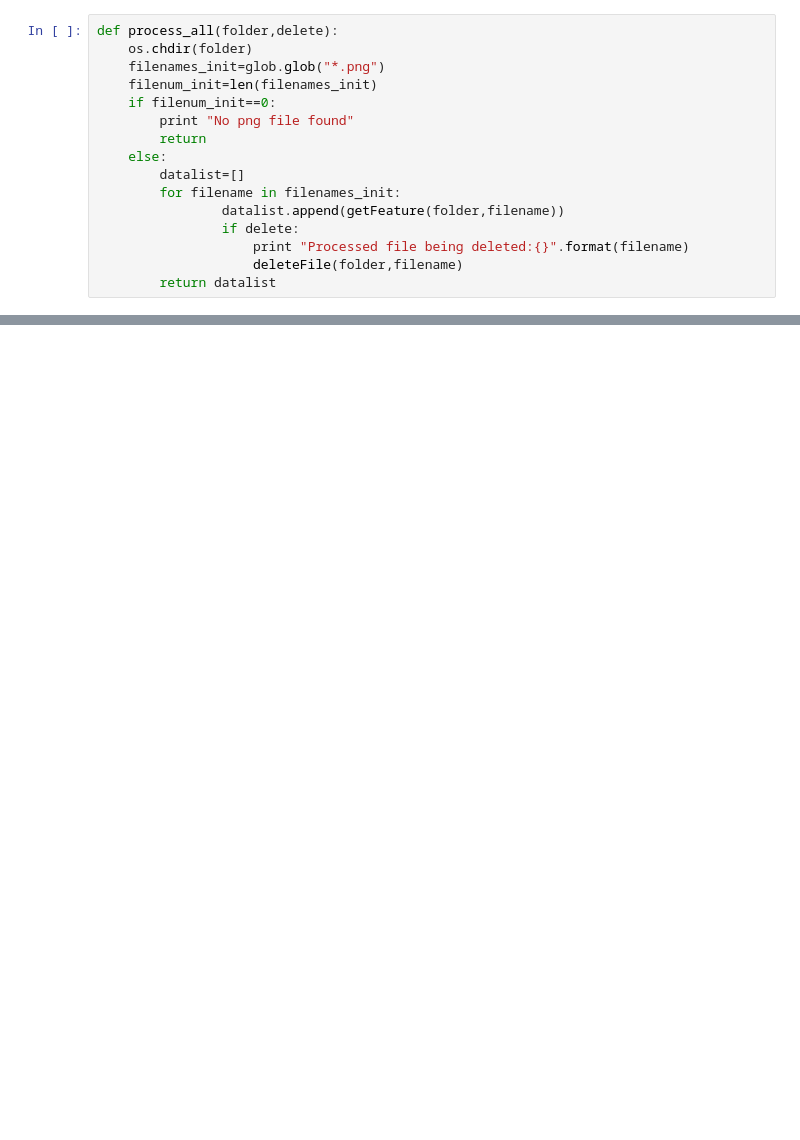
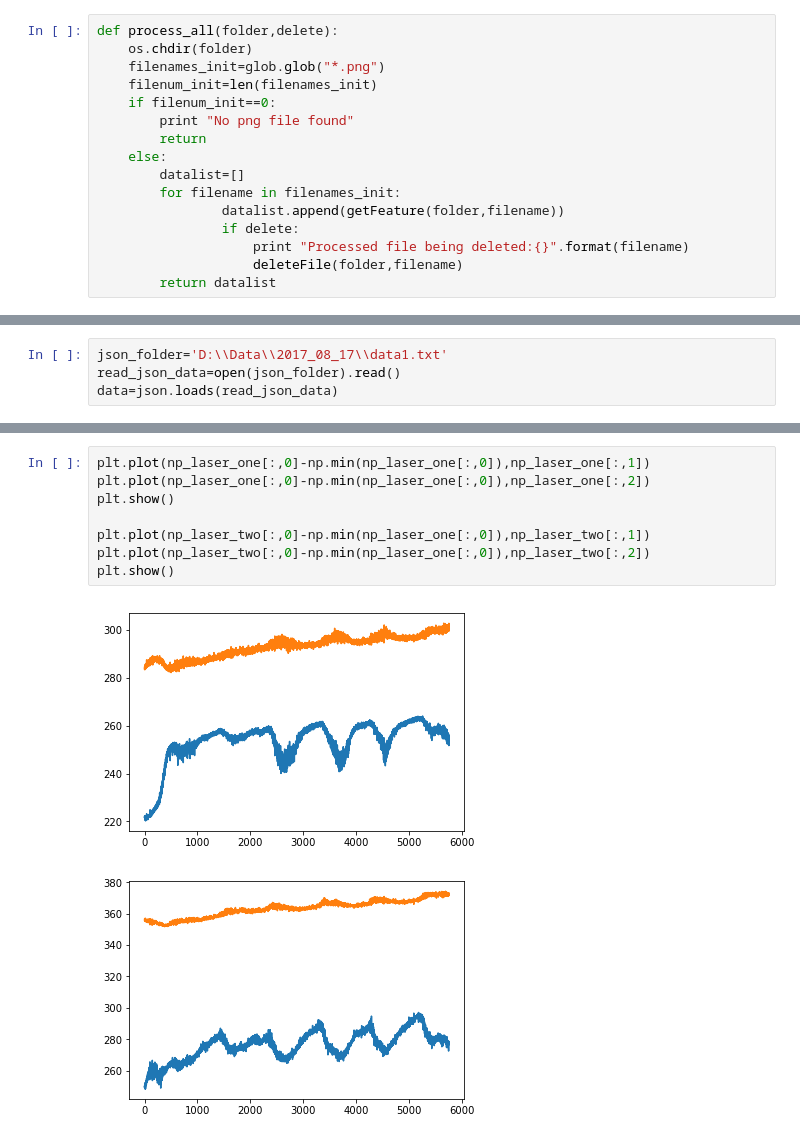
Before and after one commit to QuantumQuadrate/BlackflyControl, a Jupyter notebook: Alignment image processor.ipynb, the cells around one changed output, grey strips where cells are left out. Drawn from its saved outputs; the diff is of its cells as text; blank space fills up the shorter version.

```diff
--- a/Alignment image processor.ipynb
+++ b/Alignment image processor.ipynb
@@ -85,0 +99,4 @@ with open('data.txt','w') as outfile:
+# %%
+json_folder='D:\\Data\\2017_08_17\\data1.txt'
+read_json_data=open(json_folder).read()
+data=json.loads(read_json_data)
@@ -85,0 +119,11 @@ with open('data.txt','w') as outfile:
+# %%
+plt.plot(np_laser_one[:,0]-np.min(np_laser_one[:,0]),np_laser_one[:,1])
+plt.plot(np_laser_one[:,0]-np.min(np_laser_one[:,0]),np_laser_one[:,2])
+plt.show()
+
+plt.plot(np_laser_two[:,0]-np.min(np_laser_one[:,0]),np_laser_two[:,1])
+plt.plot(np_laser_two[:,0]-np.min(np_laser_one[:,0]),np_laser_two[:,2])
+plt.show()
+# %% [output]
+[figure, added]
+[figure, added]
```
Also changed, not shown: parts of 7 cells of this notebook, 2 other files.
